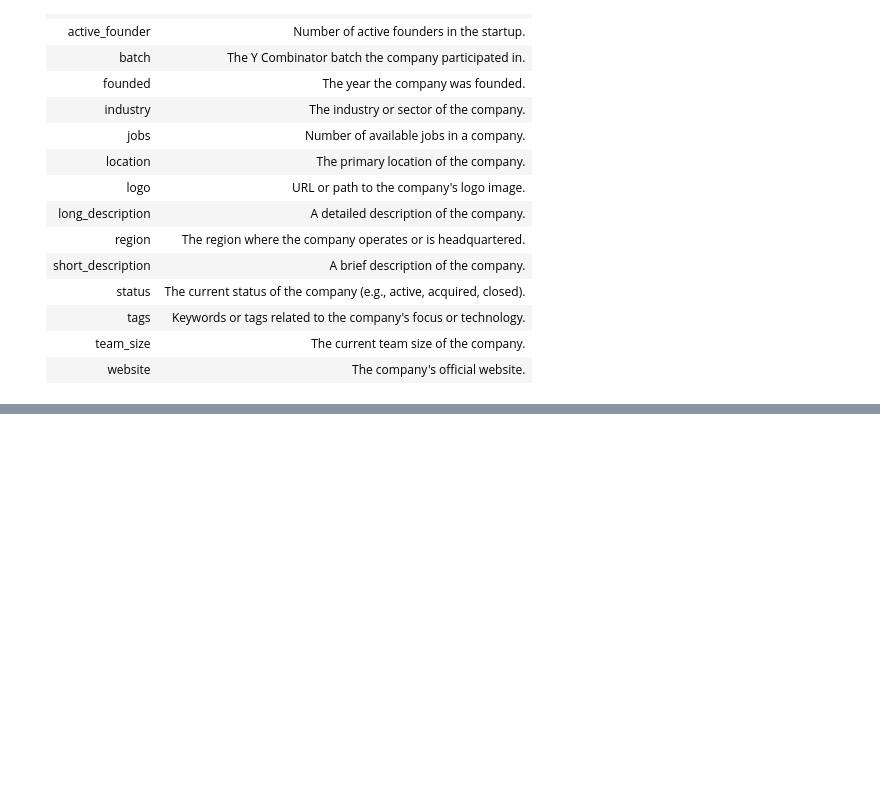
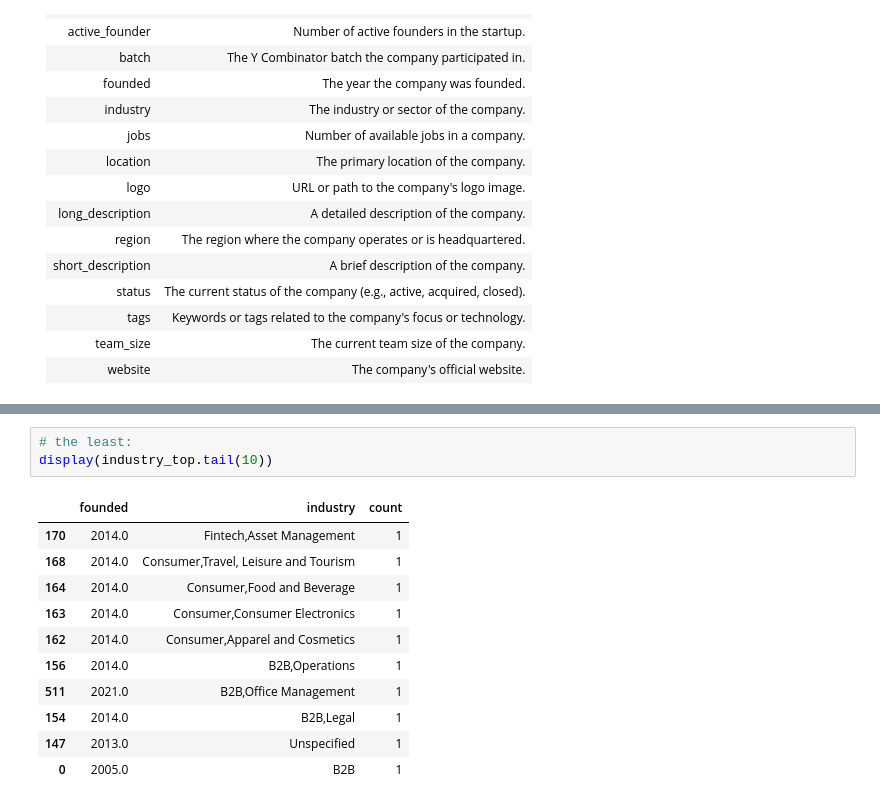
Before and after one commit to cintia-shinoda/rockspoon, a Jupyter notebook: rockspoon.ipynb, the cells around one changed output, grey strips where cells are left out. Drawn from its saved outputs; the diff is of its cells as text; blank space fills up the shorter version.

```diff
--- a/rockspoon.ipynb
+++ b/rockspoon.ipynb
@@ -94,3 +89,18 @@ print(industry_top)
+# %%
+# the least:
+display(industry_top.tail(10))
+# %% [output]
+|  | founded | industry | count |
+| 170 | 2014.0 | Fintech,Asset Management | 1 |
+| 168 | 2014.0 | Consumer,Travel, Leisure and Tourism | 1 |
+| 164 | 2014.0 | Consumer,Food and Beverage | 1 |
+| 163 | 2014.0 | Consumer,Consumer Electronics | 1 |
+| 162 | 2014.0 | Consumer,Apparel and Cosmetics | 1 |
+| 156 | 2014.0 | B2B,Operations | 1 |
+| 511 | 2021.0 | B2B,Office Management | 1 |
+| 154 | 2014.0 | B2B,Legal | 1 |
+| 147 | 2013.0 | Unspecified | 1 |
+| 0 | 2005.0 | B2B | 1 |
 # %%
 # Graph
 
```
Also changed, not shown: parts of 41 cells of this notebook, 12 other files.
